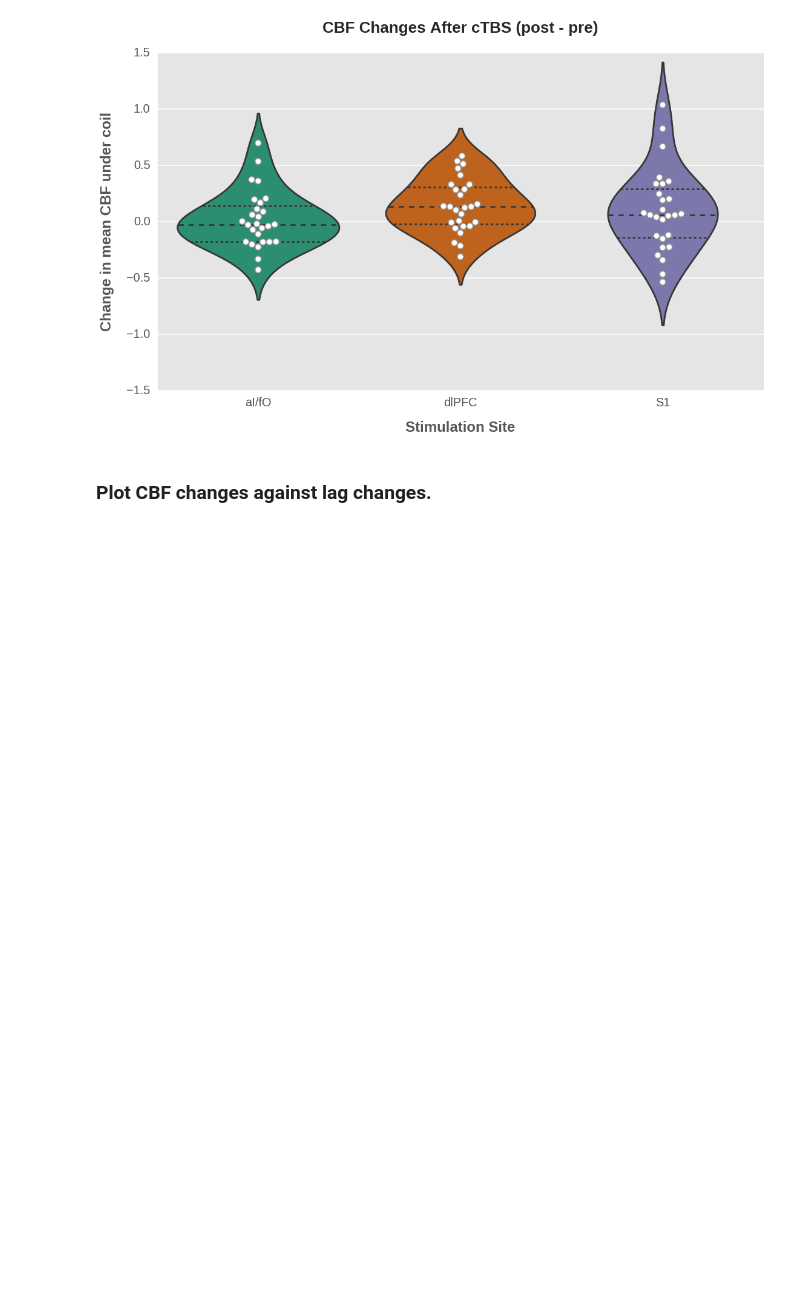
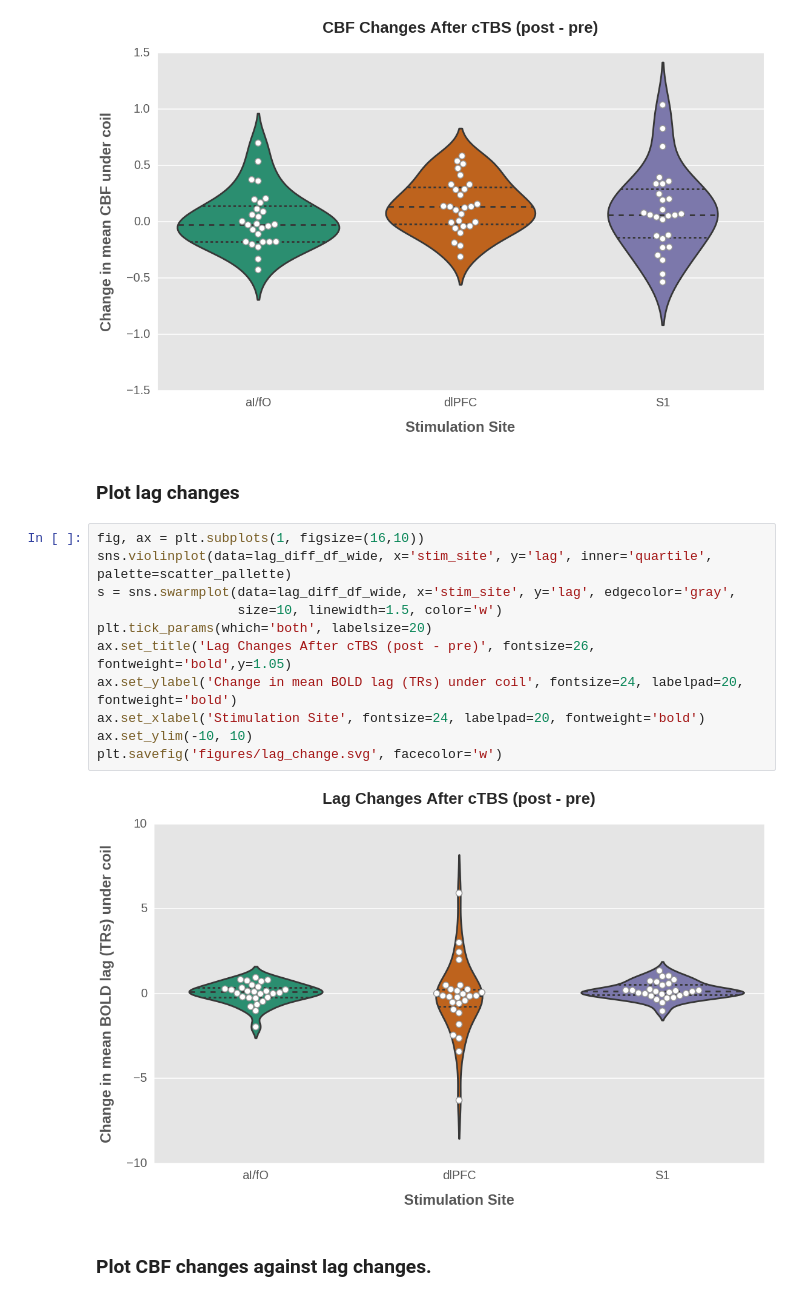
Before and after one commit to danlurie/ctbs_lag, a Jupyter notebook: Megarest Lag Maps - Minimal Preproc Exploration.ipynb, the cells around one changed output. Drawn from its saved outputs; the diff is of its cells as text; blank space fills up the shorter version.

```diff
--- a/Megarest Lag Maps - Minimal Preproc Exploration.ipynb
+++ b/Megarest Lag Maps - Minimal Preproc Exploration.ipynb
@@ -323,6 +319,21 @@ ax.set_ylim(-1.5, 1.5)
 plt.savefig('figures/cbf_change.svg', facecolor='w')
 # %% [output]
 [figure]
+# %% [markdown]
+### Plot lag changes
+# %%
+fig, ax = plt.subplots(1, figsize=(16,10))
+sns.violinplot(data=lag_diff_df_wide, x='stim_site', y='lag', inner='quartile', palette=scatter_pallette)
+s = sns.swarmplot(data=lag_diff_df_wide, x='stim_site', y='lag', edgecolor='gray',
+                  size=10, linewidth=1.5, color='w')
+plt.tick_params(which='both', labelsize=20)
+ax.set_title('Lag Changes After cTBS (post - pre)', fontsize=26, fontweight='bold',y=1.05)
+ax.set_ylabel('Change in mean BOLD lag (TRs) under coil', fontsize=24, labelpad=20, fontweight='bold')
+ax.set_xlabel('Stimulation Site', fontsize=24, labelpad=20, fontweight='bold')
+ax.set_ylim(-10, 10)
+plt.savefig('figures/lag_change.svg', facecolor='w')
+# %% [output]
+[figure, added]
 # %% [markdown]
 ### Plot CBF changes against lag changes.
 # %%
```
Also changed, not shown: parts of 5 cells of this notebook, 1 other file.
